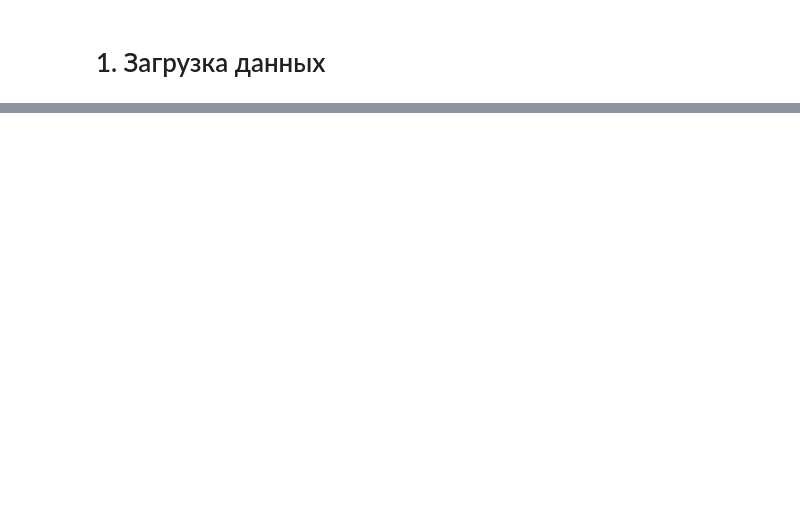
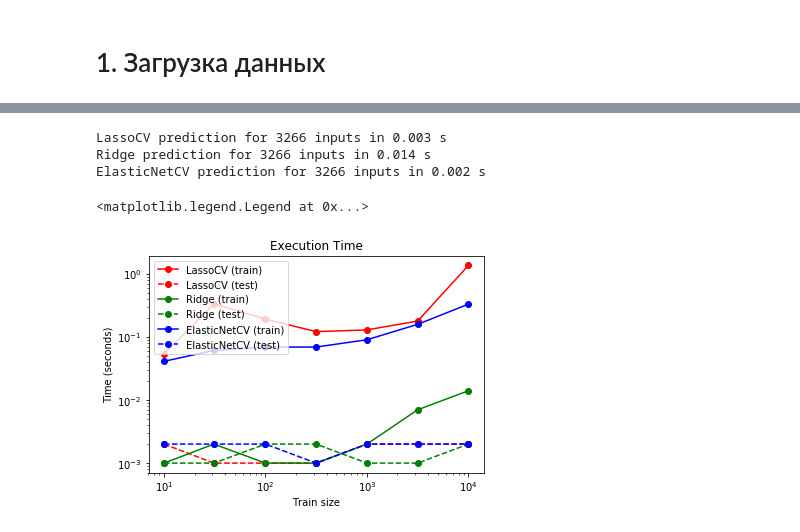
Before and after one commit to MaryiaKhmialnitskaya/Diploma, a Jupyter notebook: Building_Models.ipynb, the cells around one changed output, grey strips where cells are left out. Drawn from its saved outputs; the diff is of its cells as text; code cells hidden in the pictures; blank space fills up the shorter version.

```diff
--- a/Building_Models.ipynb
+++ b/Building_Models.ipynb
@@ -52,0 +127,55 @@ X_validate = X_validate.drop(featuresToBeDropped,axis=1)
+# %%
+t0 = time.time()
+y_lassocv = lassocv.predict(X= X_validate)
+lassocv_predict = time.time() - t0
+print("LassoCV prediction for %d inputs in %.3f s"
+      % (X_validate.shape[0], lassocv_predict))
+t0 = time.time()
+y_ridge = ridge.predict(X= X_validate)
+ridge_predict = time.time() - t0
+print("Ridge prediction for %d inputs in %.3f s"
+      % (X_validate.shape[0], ridge_predict))
+t0 = time.time()
+y_elasticnetcv = elasticnetcv.predict(X= X_validate)
+elasticnetcv_predict = time.time() - t0
+print("ElasticNetCV prediction for %d inputs in %.3f s"
+      % (X_validate.shape[0], elasticnetcv_predict))
+# %% [output]
+LassoCV prediction for 3266 inputs in 0.003 s
+Ridge prediction for 3266 inputs in 0.014 s
+ElasticNetCV prediction for 3266 inputs in 0.002 s
+# %%
+# Visualize training and prediction time
+plt.figure()
+colors_dict = {"LassoCV":"r",
+               "Ridge": "g",
+               "ElasticNetCV": "b"}
+for name, estimator in {"LassoCV": lassocv,
+                        "Ridge": ridge,
+                        "ElasticNetCV": elasticnetcv}.items():
+    train_time = []
+    test_time = []
+    sizes = np.logspace(1, 4, 7).astype(np.int)
+    for train_test_size in sizes:
+        t0 = time.time()
+        estimator.fit(X = X_train[:train_test_size],y = np.log1p(y_train[:train_test_size]))
+        train_time.append(time.time() - t0)
+
+        t0 = time.time()
+        estimator.predict(X=X_validate)
+        test_time.append(time.time() - t0)
+
+    plt.plot(sizes, train_time, 'o-', color=colors_dict[name],
+             label="%s (train)" % name)
+    plt.plot(sizes, test_time, 'o--', color = colors_dict[name],
+             label="%s (test)" % name)
+
+plt.xscale("log")
+plt.yscale("log")
+plt.xlabel("Train size")
+plt.ylabel("Time (seconds)")
+plt.title('Execution Time')
+plt.legend(loc="best")
+# %% [output]
+<matplotlib.legend.Legend at 0x...>
+[figure, added]
```
Also changed, not shown: parts of 23 cells of this notebook.
